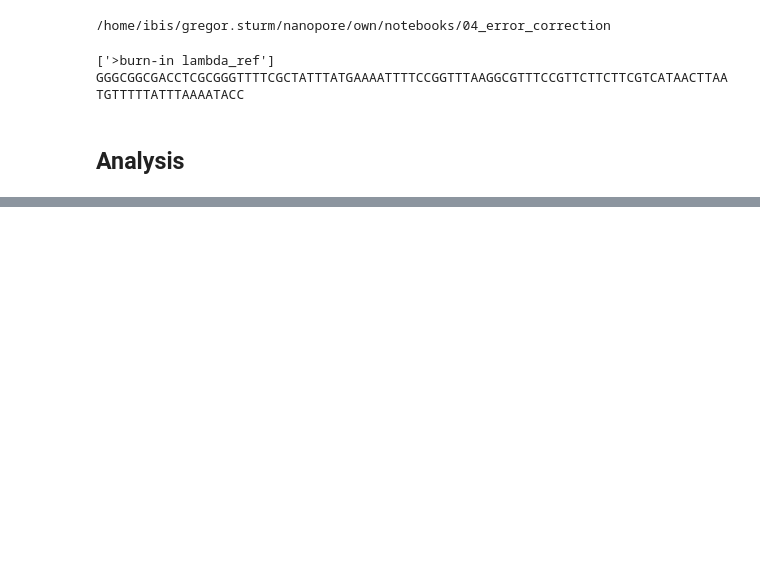
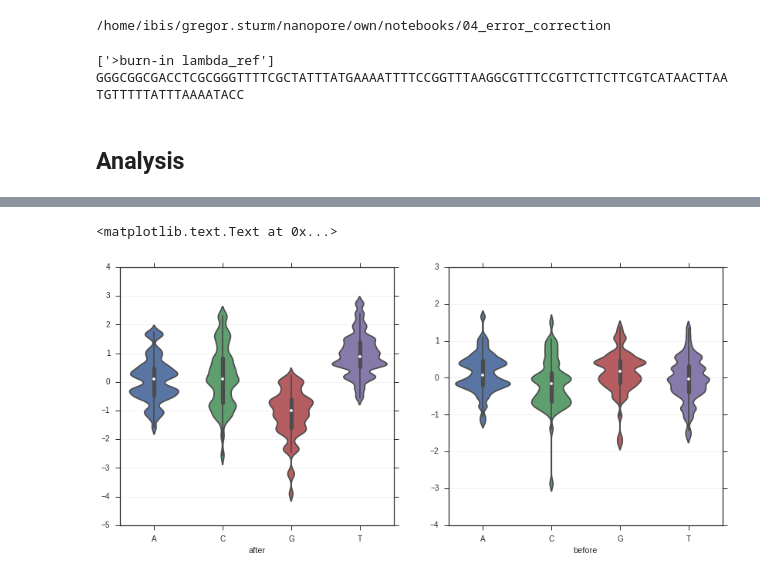
Before and after one commit to grst/nanopore-notebooks, a Jupyter notebook: 04_error_correction/context-features2.ipynb, the cells around one changed output, grey strips where cells are left out. Drawn from its saved outputs; the diff is of its cells as text; code cells hidden in the pictures; blank space fills up the shorter version.

```diff
--- a/04_error_correction/context-features2.ipynb
+++ b/04_error_correction/context-features2.ipynb
@@ -155,0 +171,13 @@ sns.heatmap(pandas.DataFrame(heatmap))
+# %%
+fig, (ax1, ax2) = subplots(1,2, figsize=(14,6))
+violin_before = [np.sum(hm, axis=1) for hm in heatmaps] #axis0 = y,axis1 = x
+violin_after = [np.sum(hm, axis=0) for hm in heatmaps] #axis0 = y,axis1 = x
+df_before = pandas.DataFrame(np.vstack(violin_before), columns=keys1)
+df_after = pandas.DataFrame(np.vstack(violin_after), columns=keys1)
+sns.violinplot(data=df_before, ax=ax1, bw=.15)
+ax1.set_xlabel("after")
+sns.violinplot(data=df_after, ax=ax2, bw=.15)
+ax2.set_xlabel("before")
+# %% [output]
+<matplotlib.text.Text at 0x...>
+[figure, added]
```
Also changed, not shown: parts of 14 cells of this notebook, 1 other file.
